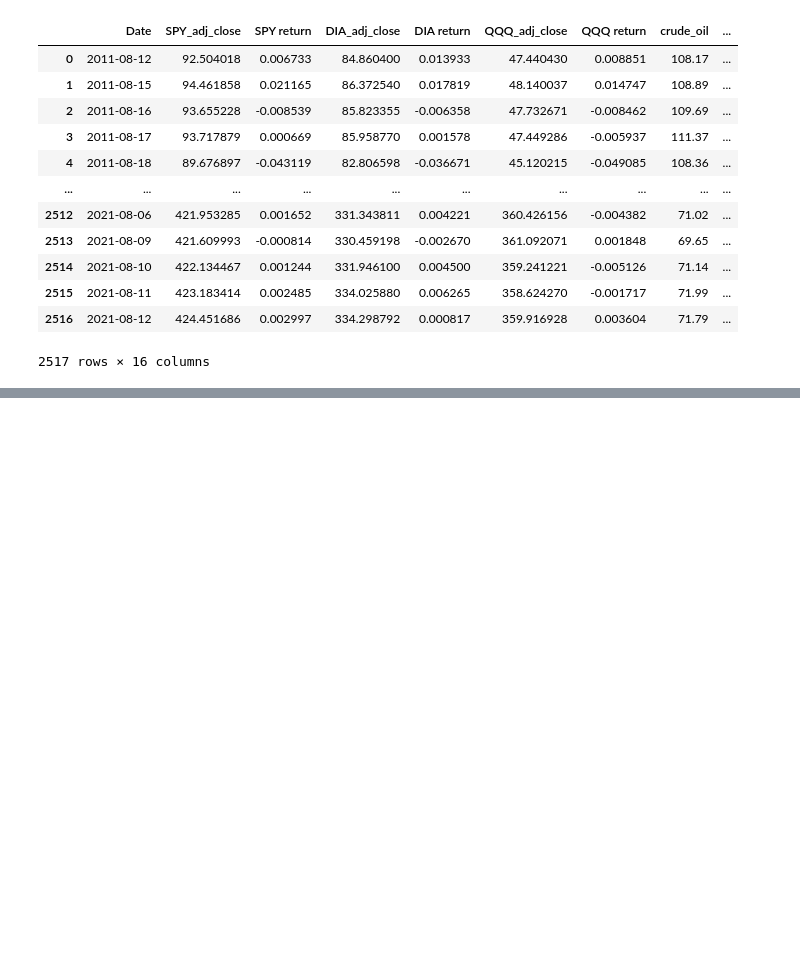
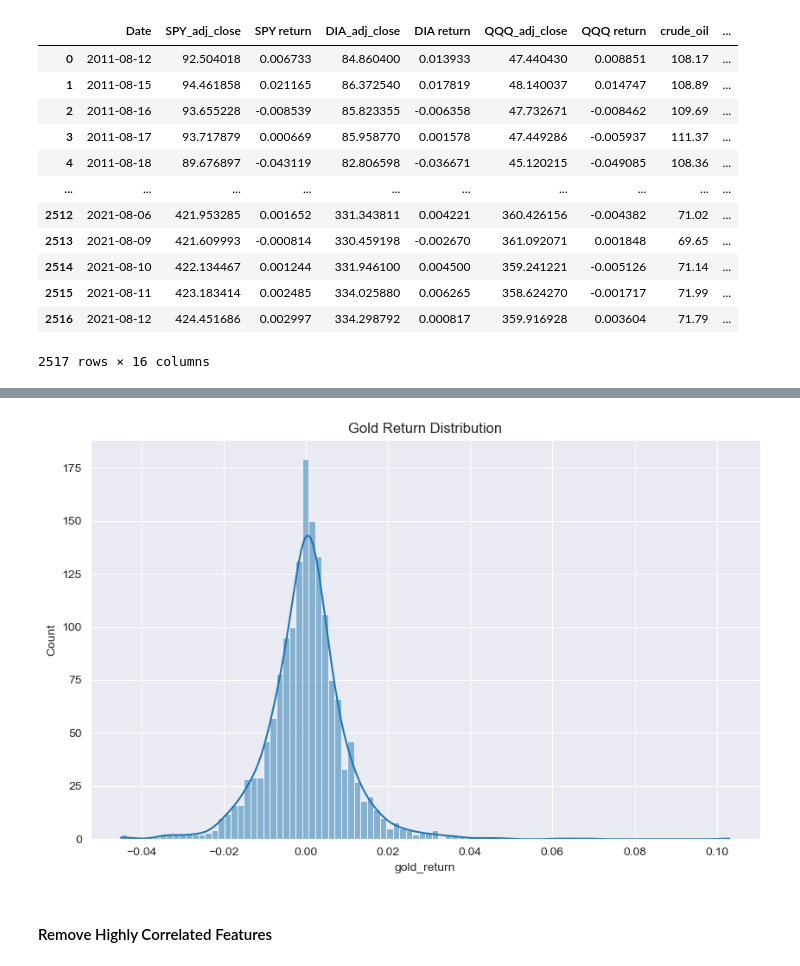
Before and after one commit to itsGarrin/nlp-commodities-price-prediction, a Jupyter notebook: notebook/nlp-commodities-price-prediction.ipynb, the cells around one changed output, grey strips where cells are left out. Drawn from its saved outputs; the diff is of its cells as text; code cells hidden in the pictures; blank space fills up the shorter version.

```diff
--- a/notebook/nlp-commodities-price-prediction.ipynb
+++ b/notebook/nlp-commodities-price-prediction.ipynb
@@ -26,0 +241,4 @@ df
+# %%
+# change date format to match historical data
+gold_price['Date'] = pd.to_datetime(gold_price['Date'], format='mixed', errors='coerce').dt.strftime('%Y-%m-%d')
+gold_price
@@ -26,0 +259,4 @@ df
+# %%
+# calculate return using Close/Last price
+gold_price['gold_return'] = gold_price['Close/Last'].pct_change()
+gold_price
@@ -26,0 +277,4 @@ df
+# %%
+# merge gold return with merged data
+df = pd.merge(df, gold_price[['Date', 'gold_return']], how='inner', on='Date')
+df
@@ -26,0 +312,5 @@ df
+# %%
+# Split data into features and target
+X = df.drop(columns=['Date', 'gold_return'])
+y = df['gold_return']
+X
@@ -26,0 +331,10 @@ df
+# %%
+# plot the distribution of the target variable
+plt.figure(figsize=(10, 6))
+sns.histplot(y, kde=True)
+plt.title('Gold Return Distribution')
+plt.show()
+# %% [output]
+[figure, added]
+# %% [markdown]
+#### Remove Highly Correlated Features
```
Also changed, not shown: parts of 36 cells of this notebook.
